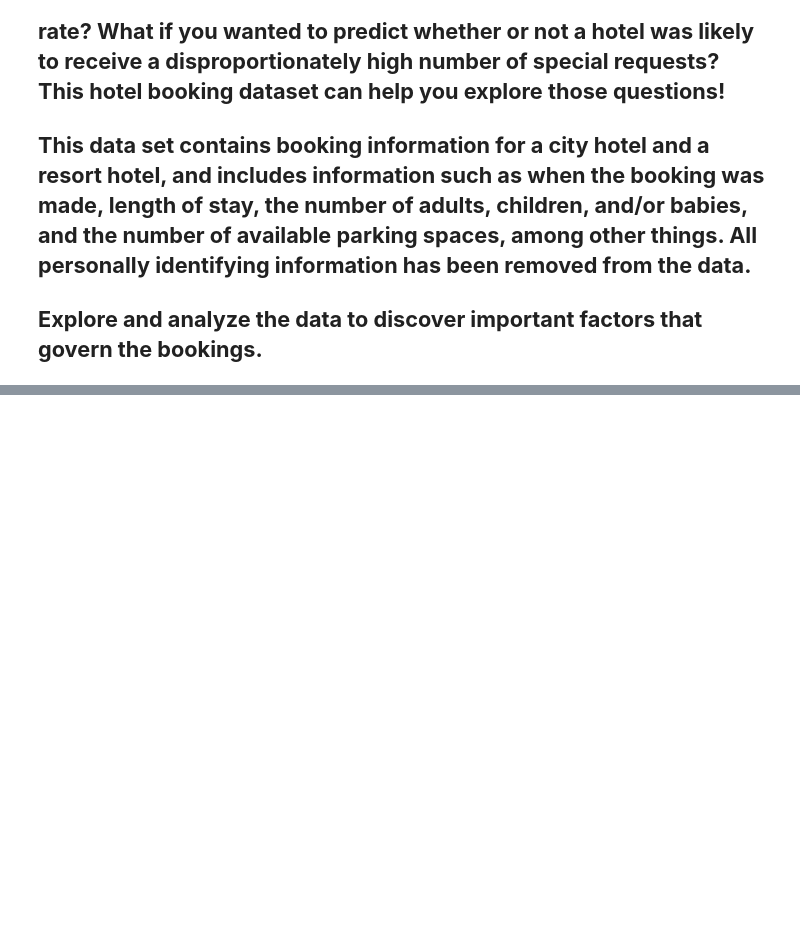
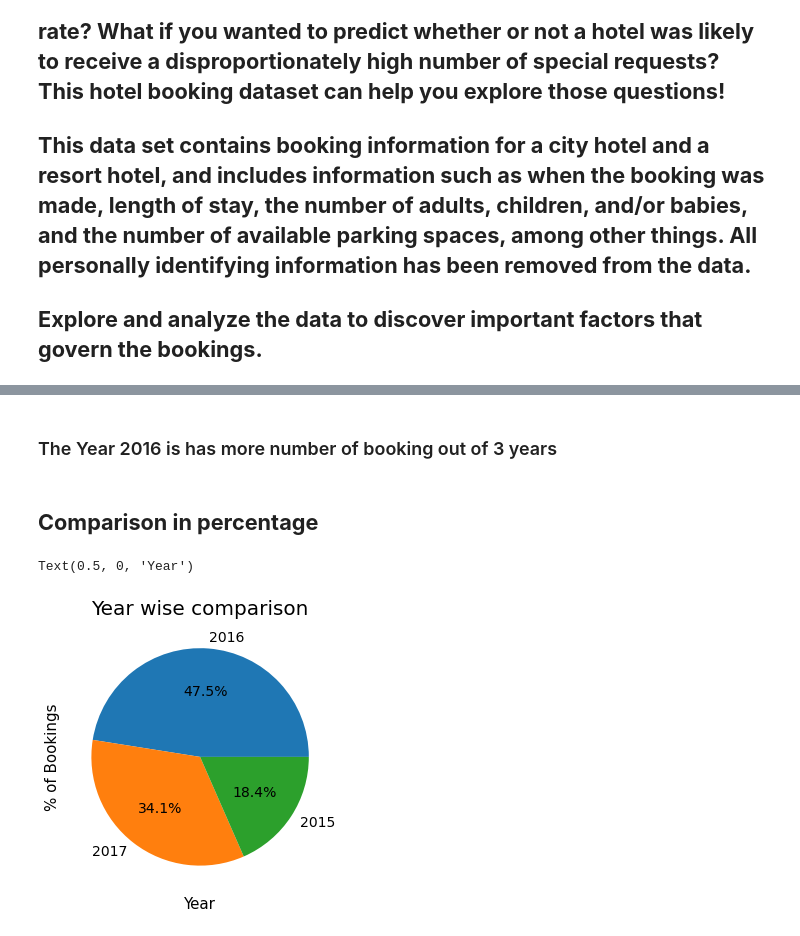
Before and after one commit to Minazuddin37/hotel-booking-analysis, a Jupyter notebook: Hotel_Booking_Analysis_Capstone_Project.ipynb, the cells around one changed output, grey strips where cells are left out. Saved outputs shown, nothing was run; the diff lists cells and outputs as text; code cells hidden in the pictures; blank space fills up the shorter version.

```diff
--- a/Hotel_Booking_Analysis_Capstone_Project.ipynb
+++ b/Hotel_Booking_Analysis_Capstone_Project.ipynb
@@ -145,0 +205,15 @@ NameError: ignored
+# %% [markdown]
+### The Year 2016 is has more number of booking out of 3 years
+# %% [markdown]
+## **Comparison in percentage**
+# %%
+# visualizing our result into pie chart
+
+item_counts = df_hotel["arrival_date_year"].value_counts()
+item_counts.plot.pie(figsize = (10,5),fontsize = 14, autopct="%.1f%%")
+plt.title('Year wise comparison',fontsize = 20)
+plt.ylabel('% of Bookings',fontsize = 15)
+plt.xlabel('Year',fontsize = 15)
+# %% [output]
+Text(0.5, 0, 'Year')
+[figure, added]
```
Also changed, not shown: parts of 76 cells of this notebook.
